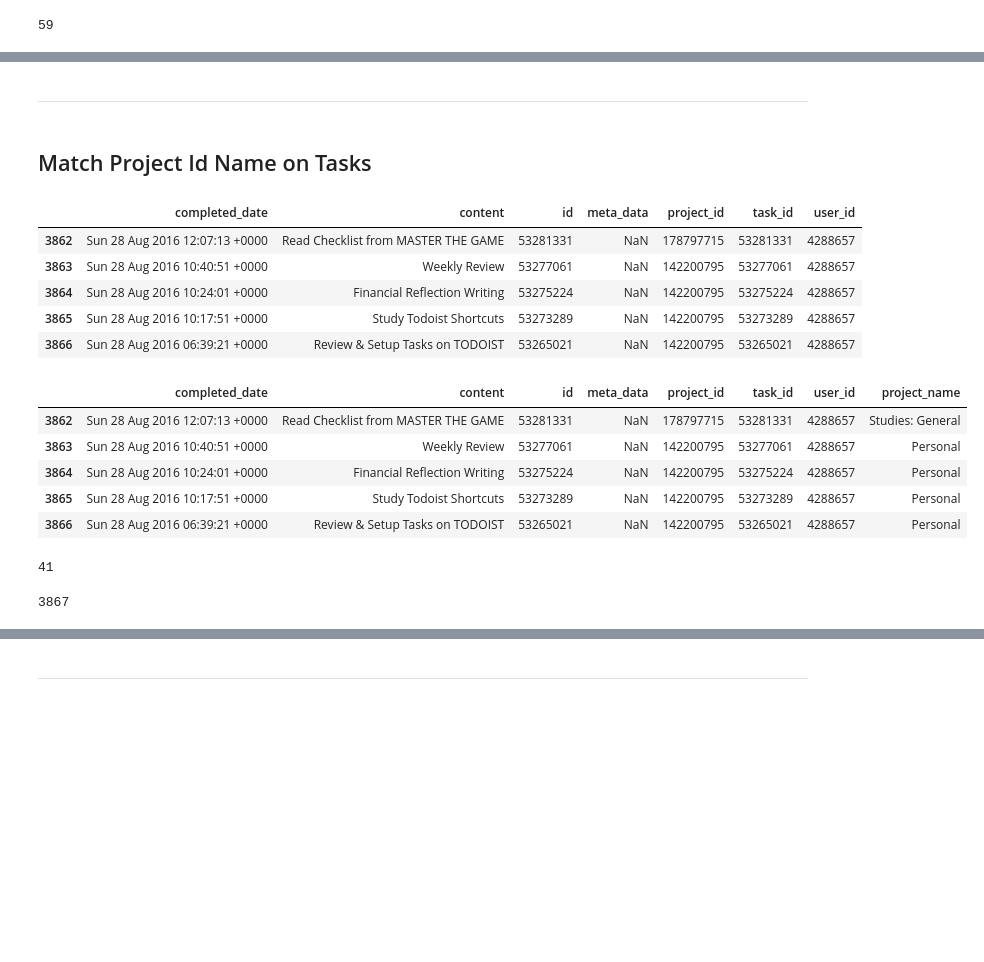
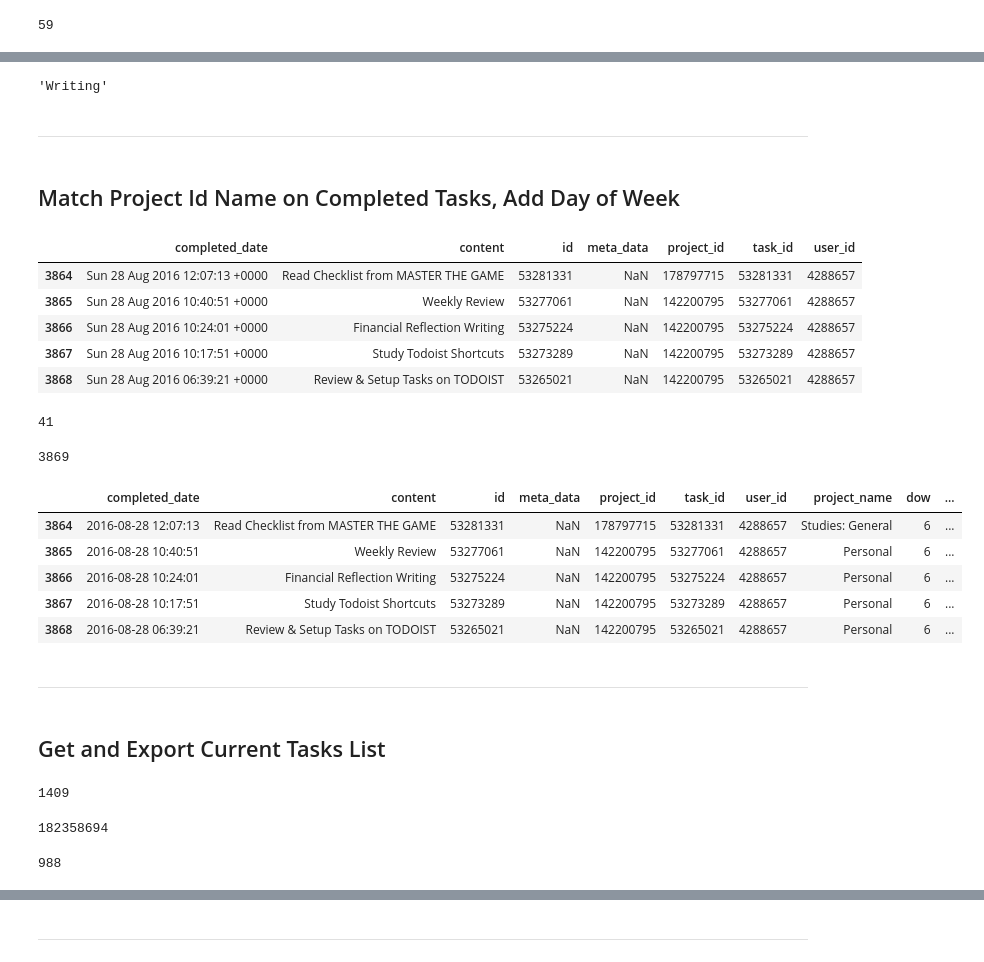
Before and after one commit to markwk/qs_ledger, a Jupyter notebook: todoist/todoist_downloader.ipynb, the cells around one changed output, grey strips where cells are left out. Saved outputs shown, nothing was run; the diff lists cells and outputs as text; code cells hidden in the pictures; blank space fills up the shorter version.

Commit message:
todoist export of current tasks

```diff
--- a/todoist/todoist_downloader.ipynb
+++ b/todoist/todoist_downloader.ipynb
@@ -135,4 +148,4 @@ Collecting Additional Todoist Tasks 3850 of 3867
 ...Generating CSV Export
 # %%
-tasks = pd.read_csv("data/todost-raw-tasks-completed.csv")
+past_tasks = pd.read_csv("data/todost-raw-tasks-completed.csv")
 # %%
@@ -156,5 +169,5 @@ collected_total == user_completed_count
 # %% [output]
 True
 # %%
-tasks['project_id'] = tasks.project_id.astype('category')
+past_tasks['project_id'] = past_tasks.project_id.astype('category')
 # %%
@@ -212 +219,6 @@ get_todoist_project_name(1252539618)
+# %%
+# Testing with a Sample Current Project
+get_todoist_project_name(1252539618)
+# %% [output]
+'Writing'
 # %%
@@ -218,13 +231,13 @@ for i in project_ids:
 # %% [markdown]
 -----
 # %% [markdown]
-## Match Project Id Name on Tasks
+## Match Project Id Name on Completed Tasks, Add Day of Week
 # %%
-tasks.tail()
+past_tasks.tail()
 # %% [output]
 |  | completed_date | content | id | meta_data | project_id | task_id | user_id |
-| 3862 | Sun 28 Aug 2016 12:07:13 +0000 | Read Checklist from MASTER THE GAME | 53281331 | NaN | 178797715 | 53281331 | 4288657 |
-| 3863 | Sun 28 Aug 2016 10:40:51 +0000 | Weekly Review | 53277061 | NaN | 142200795 | 53277061 | 4288657 |
-| 3864 | Sun 28 Aug 2016 10:24:01 +0000 | Financial Reflection Writing | 53275224 | NaN | 142200795 | 53275224 | 4288657 |
-| 3865 | Sun 28 Aug 2016 10:17:51 +0000 | Study Todoist Shortcuts | 53273289 | NaN | 142200795 | 53273289 | 4288657 |
-| 3866 | Sun 28 Aug 2016 06:39:21 +0000 | Review & Setup Tasks on TODOIST | 53265021 | NaN | 142200795 | 53265021 | 4288657 |
+| 3864 | Sun 28 Aug 2016 12:07:13 +0000 | Read Checklist from MASTER THE GAME | 53281331 | NaN | 178797715 | 53281331 | 4288657 |
+| 3865 | Sun 28 Aug 2016 10:40:51 +0000 | Weekly Review | 53277061 | NaN | 142200795 | 53277061 | 4288657 |
+| 3866 | Sun 28 Aug 2016 10:24:01 +0000 | Financial Reflection Writing | 53275224 | NaN | 142200795 | 53275224 | 4288657 |
+| 3867 | Sun 28 Aug 2016 10:17:51 +0000 | Study Todoist Shortcuts | 53273289 | NaN | 142200795 | 53273289 | 4288657 |
+| 3868 | Sun 28 Aug 2016 06:39:21 +0000 | Review & Setup Tasks on TODOIST | 53265021 | NaN | 142200795 | 53265021 | 4288657 |
@@ -233,15 +247,24 @@ project_lookup = lambda x: get_todoist_project_name(x)
 # %%
-tasks['project_name'] = tasks['project_id'].apply(project_lookup)
+past_tasks['project_name'] = past_tasks['project_id'].apply(project_lookup)
+# %%
+len(past_tasks.project_name.unique())
+# %% [output]
+41
+# %%
+len(past_tasks)
+# %% [output]
+3869
+# %%
+# Add Day of Week Completed
+past_tasks['completed_date'] = pd.to_datetime(past_tasks['completed_date'])
+past_tasks['dow'] = past_tasks['completed_date'].dt.weekday
+past_tasks['day_of_week'] = past_tasks['completed_date'].dt.weekday_name
 # %%
-tasks.tail()
+past_tasks.tail()
 # %% [output]
-|  | completed_date | content | id | meta_data | project_id | task_id | user_id | project_name |
-| 3862 | Sun 28 Aug 2016 12:07:13 +0000 | Read Checklist from MASTER THE GAME | 53281331 | NaN | 178797715 | 53281331 | 4288657 | Studies: General |
-| 3863 | Sun 28 Aug 2016 10:40:51 +0000 | Weekly Review | 53277061 | NaN | 142200795 | 53277061 | 4288657 | Personal |
-| 3864 | Sun 28 Aug 2016 10:24:01 +0000 | Financial Reflection Writing | 53275224 | NaN | 142200795 | 53275224 | 4288657 | Personal |
-| 3865 | Sun 28 Aug 2016 10:17:51 +0000 | Study Todoist Shortcuts | 53273289 | NaN | 142200795 | 53273289 | 4288657 | Personal |
-| 3866 | Sun 28 Aug 2016 06:39:21 +0000 | Review & Setup Tasks on TODOIST | 53265021 | NaN | 142200795 | 53265021 | 4288657 | Personal |
+|  | completed_date | content | id | meta_data | project_id | task_id | user_id | project_name | dow | ... |
+| 3864 | 2016-08-28 12:07:13 | Read Checklist from MASTER THE GAME | 53281331 | NaN | 178797715 | 53281331 | 4288657 | Studies: General | 6 | ... |
+| 3865 | 2016-08-28 10:40:51 | Weekly Review | 53277061 | NaN | 142200795 | 53277061 | 4288657 | Personal | 6 | ... |
+| 3866 | 2016-08-28 10:24:01 | Financial Reflection Writing | 53275224 | NaN | 142200795 | 53275224 | 4288657 | Personal | 6 | ... |
+| 3867 | 2016-08-28 10:17:51 | Study Todoist Shortcuts | 53273289 | NaN | 142200795 | 53273289 | 4288657 | Personal | 6 | ... |
+| 3868 | 2016-08-28 06:39:21 | Review & Setup Tasks on TODOIST | 53265021 | NaN | 142200795 | 53265021 | 4288657 | Personal | 6 | ... |
-# %%
-len(tasks.project_name.unique())
-# %% [output]
-41
@@ -247,0 +274,4 @@ len(tasks.project_name.unique())
+# %% [markdown]
+------
+# %% [markdown]
+## Get and Export Current Tasks List
@@ -248,4 +280,9 @@ len(tasks.project_name.unique())
 # %%
-len(tasks)
+len(available_task_items)
 # %% [output]
-3867
+1409
+# %%
+# Check a Sample Item
+available_task_items[150]['project_id']
+# %% [output]
+182358694
@@ -251,0 +316,5 @@ len(tasks)
+# %%
+# total of current tasks (i.e. not archived or completed)
+len(currents_task)
+# %% [output]
+988
```
Also changed, not shown: parts of 36 cells of this notebook.
